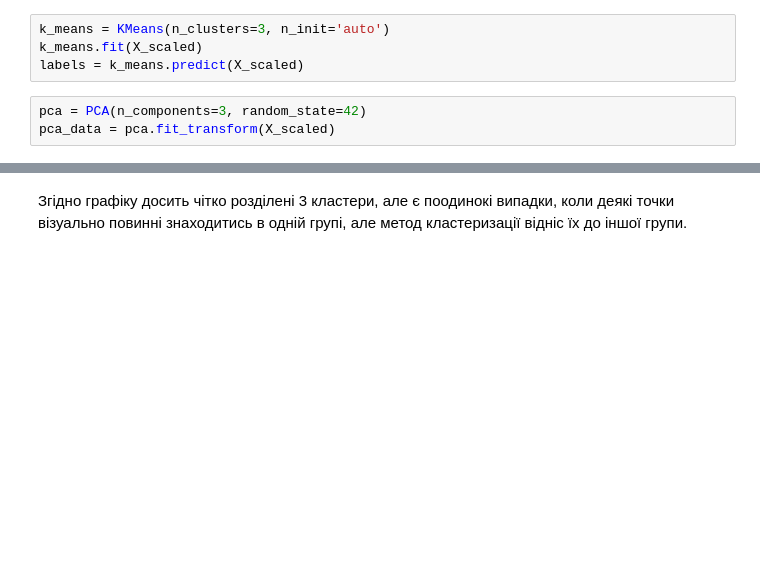
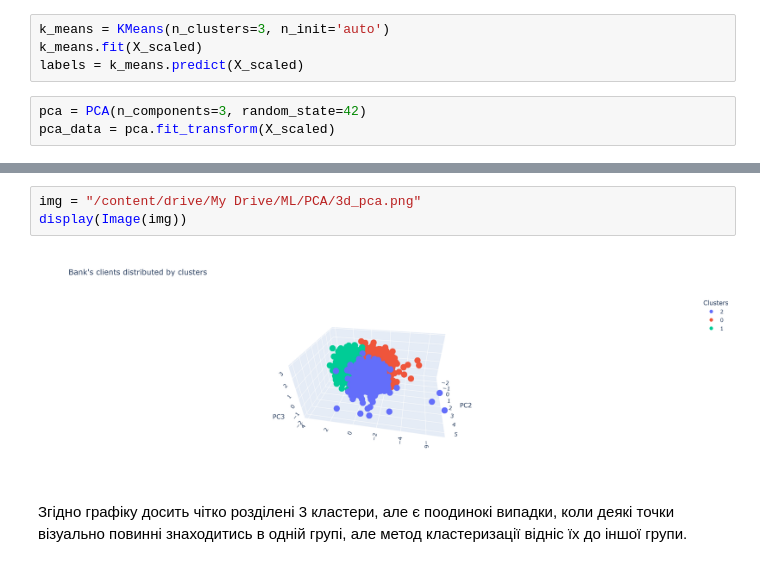
Before and after one commit to YuliaLoburets/ML_learning, a Jupyter notebook: HW_Методи_пониження_розмірності.ipynb, the cells around one changed output, grey strips where cells are left out. Cells and saved outputs as stored; diff of their text form; blank space fills up the shorter version.

```diff
--- a/HW_Методи_пониження_розмірності.ipynb
+++ b/HW_Методи_пониження_розмірності.ipynb
@@ -163,6 +164,11 @@ fig_3d = px.scatter_3d(pca_df, x='PC1', y='PC2', z='PC3', color=pca_df['Cluster'
 fig_3d.show()
 # %% [output]
 [interactive output not drawn]
+# %%
+img = "/content/drive/My Drive/ML/PCA/3d_pca.png"
+display(Image(img))
+# %% [output]
+[figure, added]
 # %% [markdown]
 Згідно графіку досить чітко розділені 3 кластери, але є поодинокі випадки, коли деякі точки візуально повинні знаходитись в одній групі, але метод кластеризації відніс їх до іншої групи.
 # %% [markdown]
```
Also changed, not shown: parts of 2 cells of this notebook.
